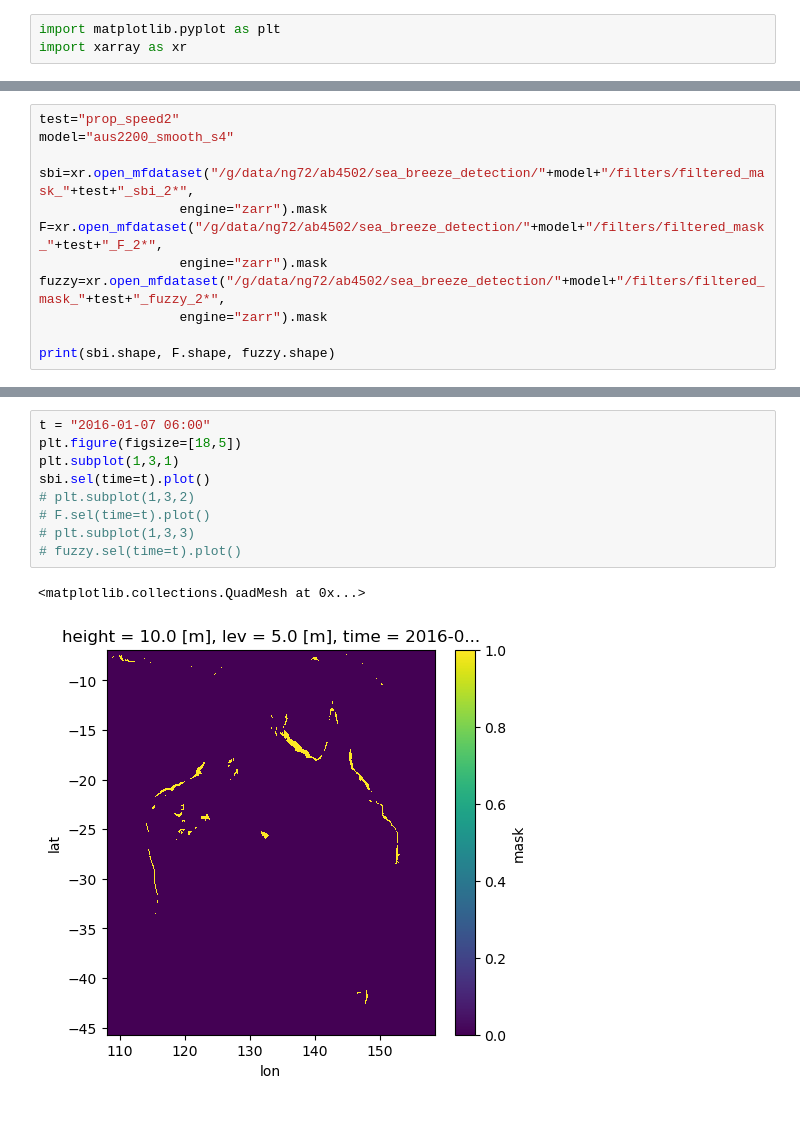
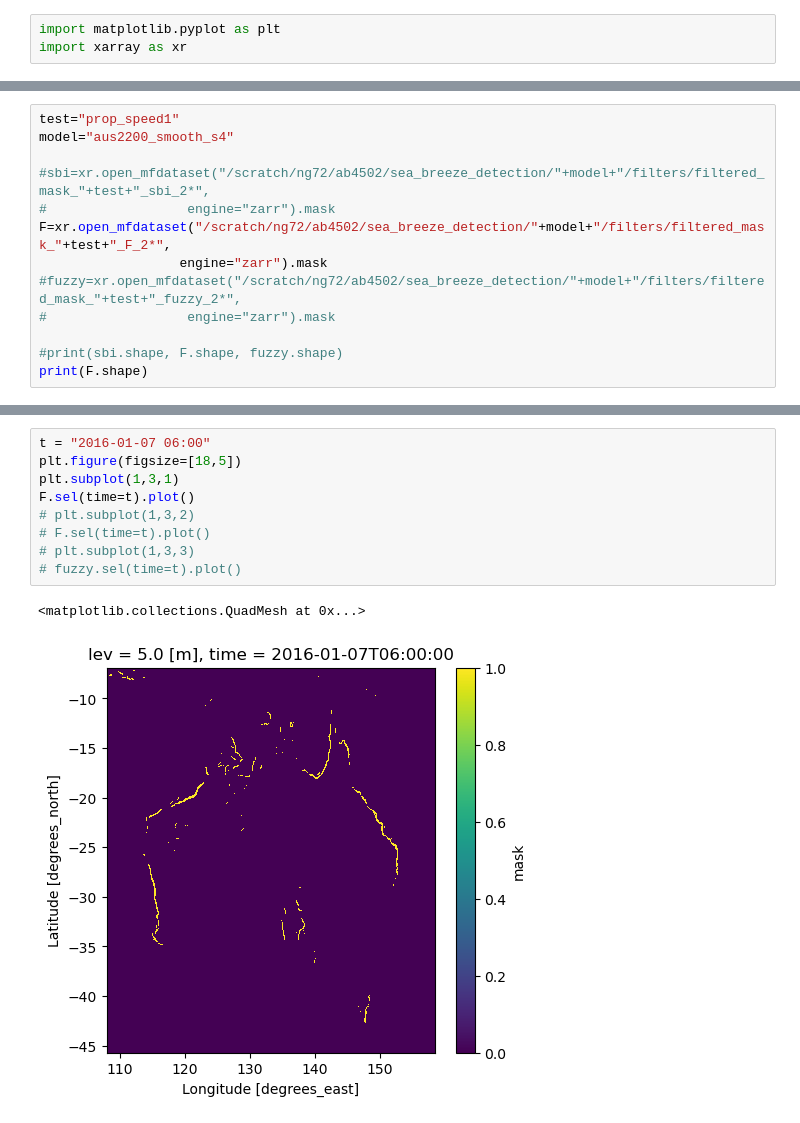
Before and after one commit to andrewbrown31/sea_breeze_analysis, a Jupyter notebook: test_notebooks/test_sens_test_filter_output.ipynb, the cells around one changed output, grey strips where cells are left out. Drawn from its saved outputs; the diff is of its cells as text.

Commit message:
Re-ran sea breeze code and analysis on AUS2200 period after fixed errors

```diff
--- a/test_notebooks/test_sens_test_filter_output.ipynb
+++ b/test_notebooks/test_sens_test_filter_output.ipynb
@@ -17,13 +15,14 @@ import xarray as xr
 # %%
-test="prop_speed2"
+test="prop_speed1"
 model="aus2200_smooth_s4"
 
-sbi=xr.open_mfdataset("/g/data/ng72/ab4502/sea_breeze_detection/"+model+"/filters/filtered_mask_"+test+"_sbi_2*",
+#sbi=xr.open_mfdataset("/scratch/ng72/ab4502/sea_breeze_detection/"+model+"/filters/filtered_mask_"+test+"_sbi_2*",
+#                  engine="zarr").mask
+F=xr.open_mfdataset("/scratch/ng72/ab4502/sea_breeze_detection/"+model+"/filters/filtered_mask_"+test+"_F_2*",
                   engine="zarr").mask
-F=xr.open_mfdataset("/g/data/ng72/ab4502/sea_breeze_detection/"+model+"/filters/filtered_mask_"+test+"_F_2*",
-                  engine="zarr").mask
-fuzzy=xr.open_mfdataset("/g/data/ng72/ab4502/sea_breeze_detection/"+model+"/filters/filtered_mask_"+test+"_fuzzy_2*",
-                  engine="zarr").mask
+#fuzzy=xr.open_mfdataset("/scratch/ng72/ab4502/sea_breeze_detection/"+model+"/filters/filtered_mask_"+test+"_fuzzy_2*",
+#                  engine="zarr").mask
 
-print(sbi.shape, F.shape, fuzzy.shape)
+#print(sbi.shape, F.shape, fuzzy.shape)
+print(F.shape)
 # %% [output]
@@ -51,12 +50,12 @@ sbi.attrs
 # %%
 t = "2016-01-07 06:00"
 plt.figure(figsize=[18,5])
 plt.subplot(1,3,1)
-sbi.sel(time=t).plot()
+F.sel(time=t).plot()
 # plt.subplot(1,3,2)
 # F.sel(time=t).plot()
 # plt.subplot(1,3,3)
 # fuzzy.sel(time=t).plot()
 # %% [output]
 <matplotlib.collections.QuadMesh at 0x...>
-[figure, old version]
+[figure, new version]
```
Also changed, not shown: parts of 3 cells of this notebook, 30 other files.
